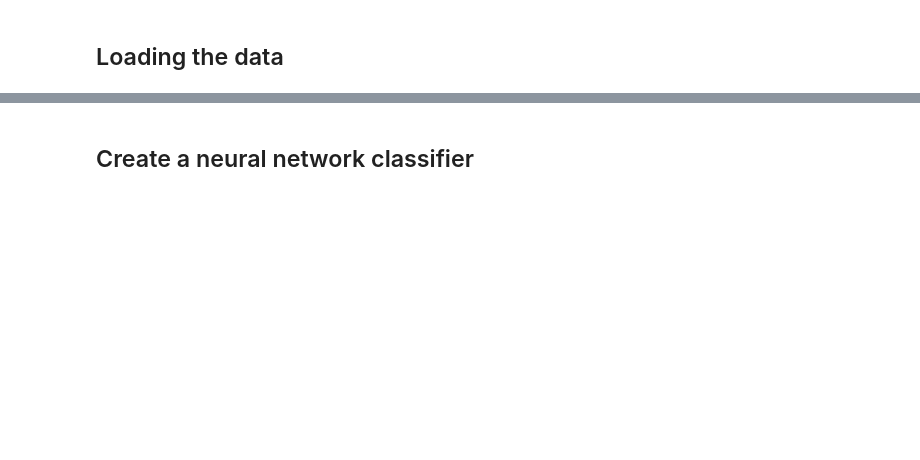
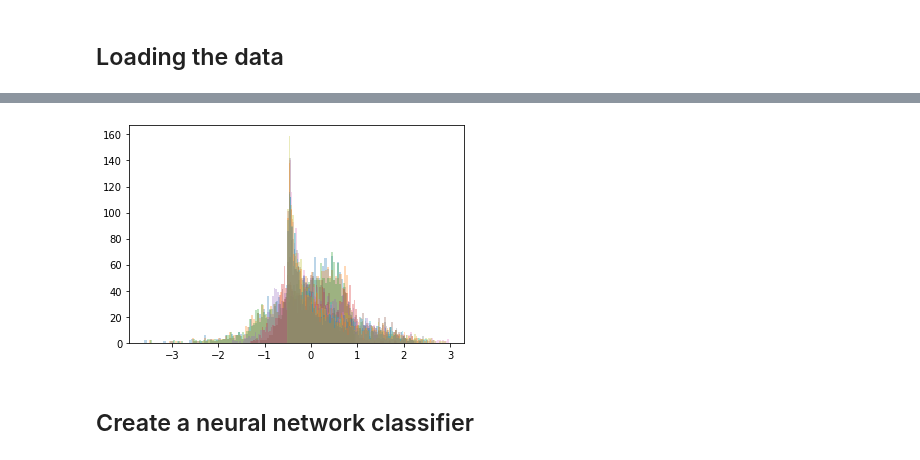
Before and after one commit to LSSTDESC/tomo_challenge, a Jupyter notebook: notebooks/LearningToBin-2bins-FoM.ipynb, the cells around one changed output, grey strips where cells are left out. Saved outputs shown, nothing was run; the diff lists cells and outputs as text; code cells hidden in the pictures; blank space fills up the shorter version.

```diff
--- a/notebooks/LearningToBin-2bins-FoM.ipynb
+++ b/notebooks/LearningToBin-2bins-FoM.ipynb
@@ -52,3 +61,8 @@ Text(0.5, 0, 'redshift z')
+# %%
+for i in range(12):
+    hist(batch_features[:,i],100, alpha=0.3)
+# %% [output]
+[figure, added]
 # %%
 import jax
 import jax_cosmo
```
Also changed, not shown: parts of 14 cells of this notebook, 15 other files.
